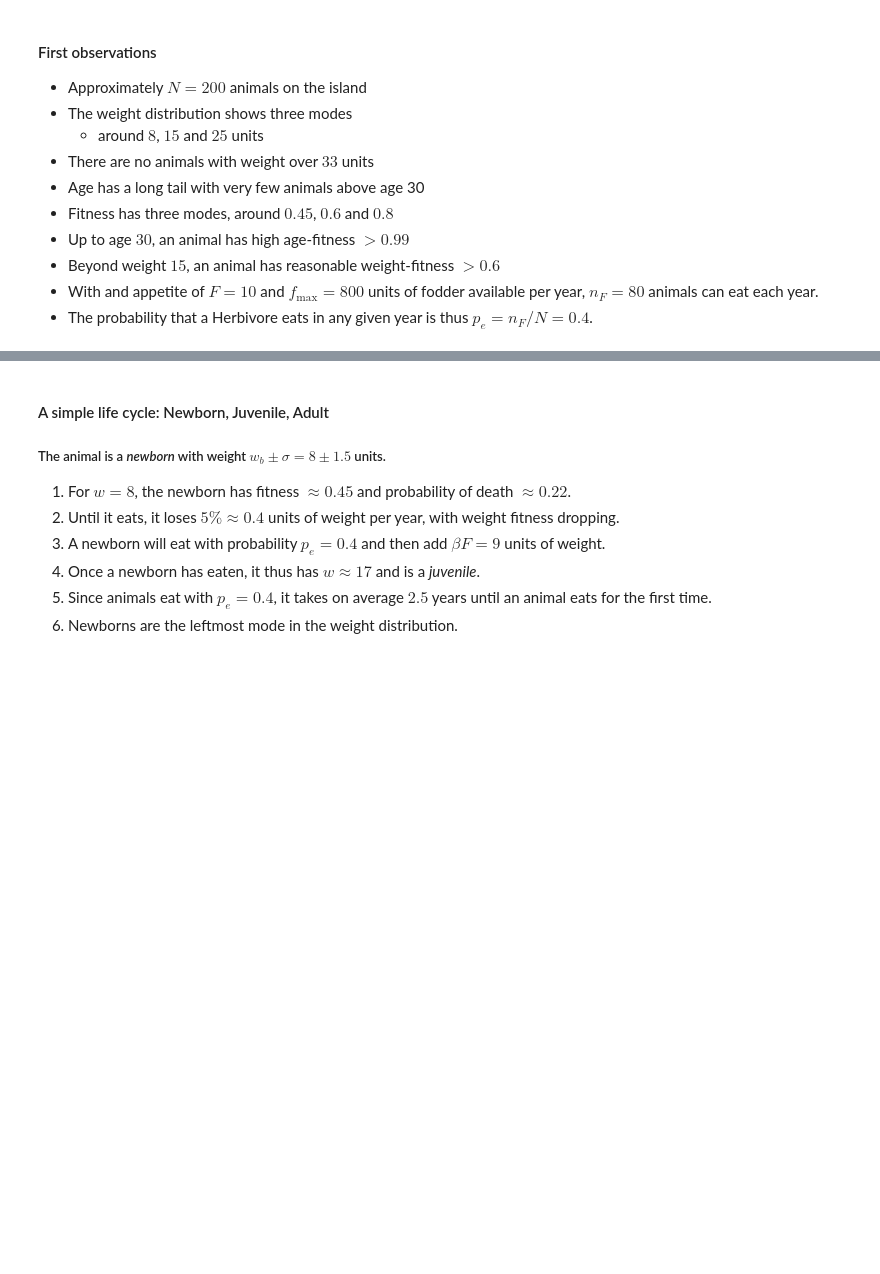
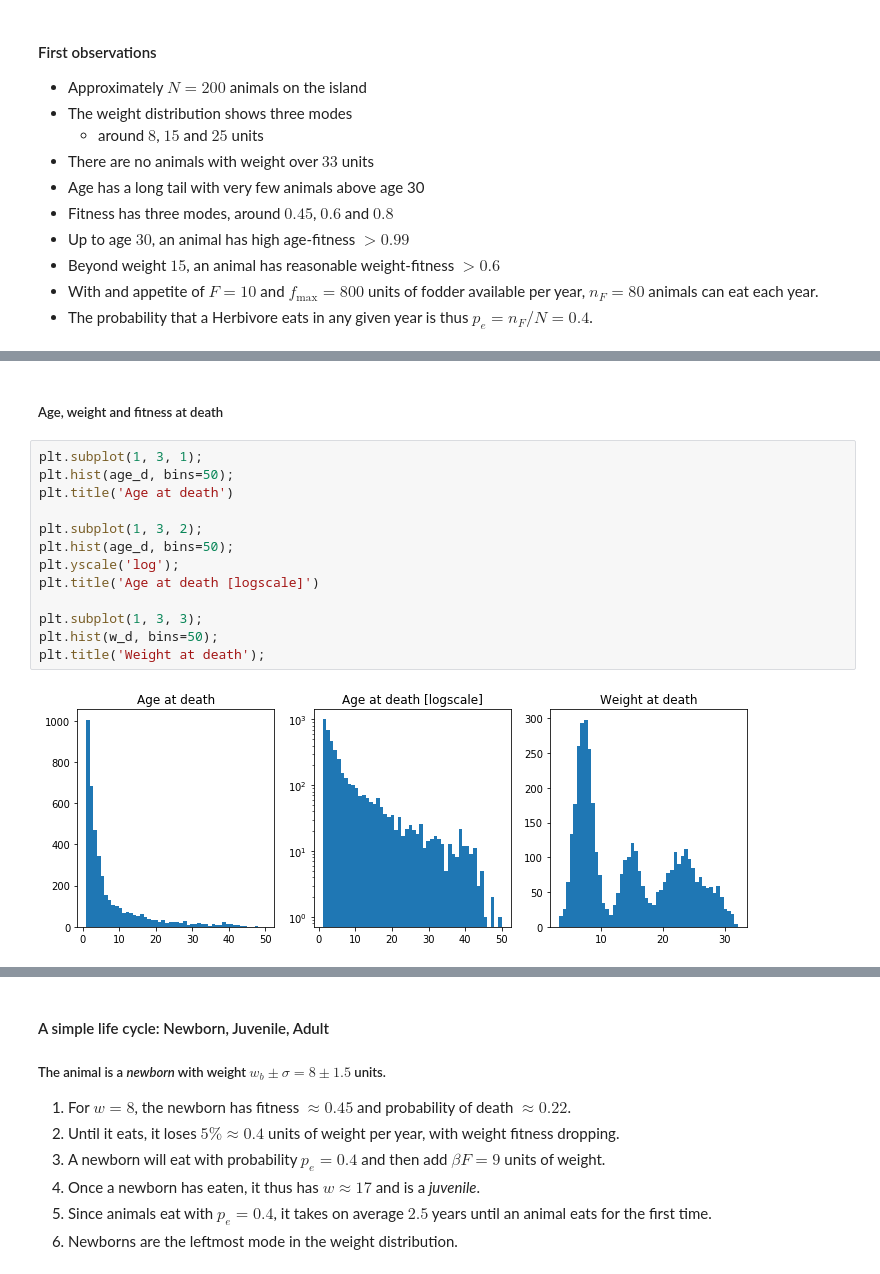
Before and after one commit to heplesser/nmbu_inf200_june2020, a Jupyter notebook: lectures/INF200_H19_J06_ModelDynamics.ipynb, the cells around one changed output, grey strips where cells are left out. Saved outputs shown, nothing was run; the diff lists cells and outputs as text; blank space fills up the shorter version.

```diff
--- a/lectures/INF200_H19_J06_ModelDynamics.ipynb
+++ b/lectures/INF200_H19_J06_ModelDynamics.ipynb
@@ -418,0 +531,17 @@ We would like to understand better why we observe this behavior, especially the
+# %% [markdown]
+##### Age, weight and fitness at death
+# %%
+plt.subplot(1, 3, 1);
+plt.hist(age_d, bins=50);
+plt.title('Age at death')
+
+plt.subplot(1, 3, 2);
+plt.hist(age_d, bins=50);
+plt.yscale('log');
+plt.title('Age at death [logscale]')
+
+plt.subplot(1, 3, 3);
+plt.hist(w_d, bins=50);
+plt.title('Weight at death');
+# %% [output]
+[figure, added]
```
Also changed, not shown: parts of 39 cells of this notebook, 1 other file.
